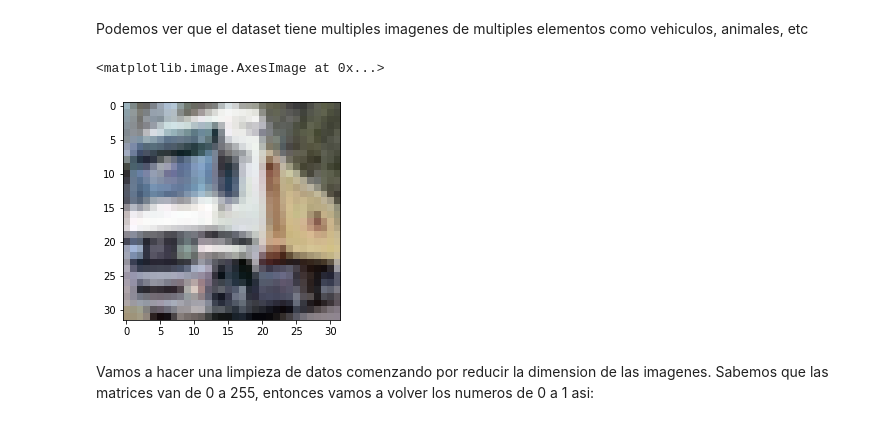
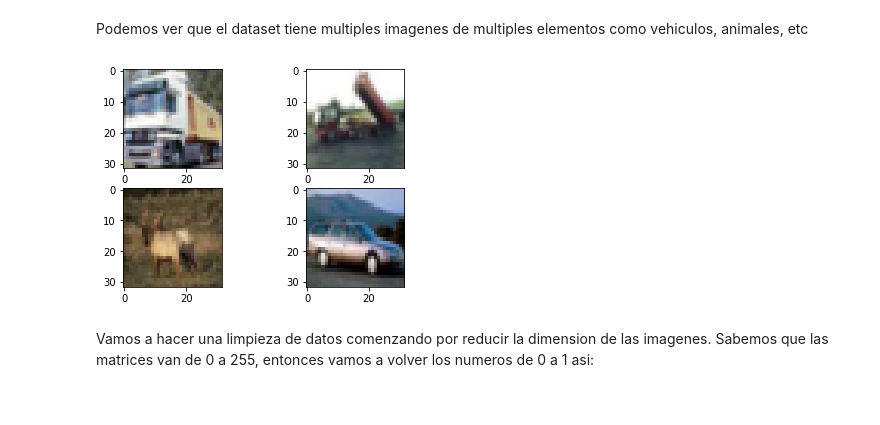
Before and after one commit to TeoGM97/Clasificacion-de-imagenes-con-redes-neuronales-convolucionales, a Jupyter notebook: notebook71038274b0.ipynb, the cells around one changed output. Saved outputs shown, nothing was run; the diff lists cells and outputs as text; code cells hidden in the pictures.

```diff
--- a/notebook71038274b0.ipynb
+++ b/notebook71038274b0.ipynb
@@ -19,10 +19,14 @@ Downloading data from https://www.cs.toronto.edu/~kriz/cifar-10-python.tar.gz
 # %% [markdown]
 Podemos ver que el dataset tiene multiples imagenes de multiples elementos como vehiculos, animales, etc
-# %%
-plt.imshow(x_train[1])
-# %% [output]
-<matplotlib.image.AxesImage at 0x...>
-[figure, removed]
+# %%
+fig, axs = plt.subplots(2, 2) #Crea una matriz 2x2 para los subplots
+axs[0,0].imshow(x_train[1])
+axs[0,1].imshow(x_train[2])
+axs[1,0].imshow(x_train[3])
+axs[1,1].imshow(x_train[4])
+plt.show()
+# %% [output]
+[figure, added]
 # %% [markdown]
 Vamos a hacer una limpieza de datos comenzando por reducir la dimension de las imagenes. Sabemos que las matrices van de 0 a 255, entonces vamos a volver los numeros de 0 a 1 asi:
 # %%
```
Also changed, not shown: parts of 5 cells of this notebook.
